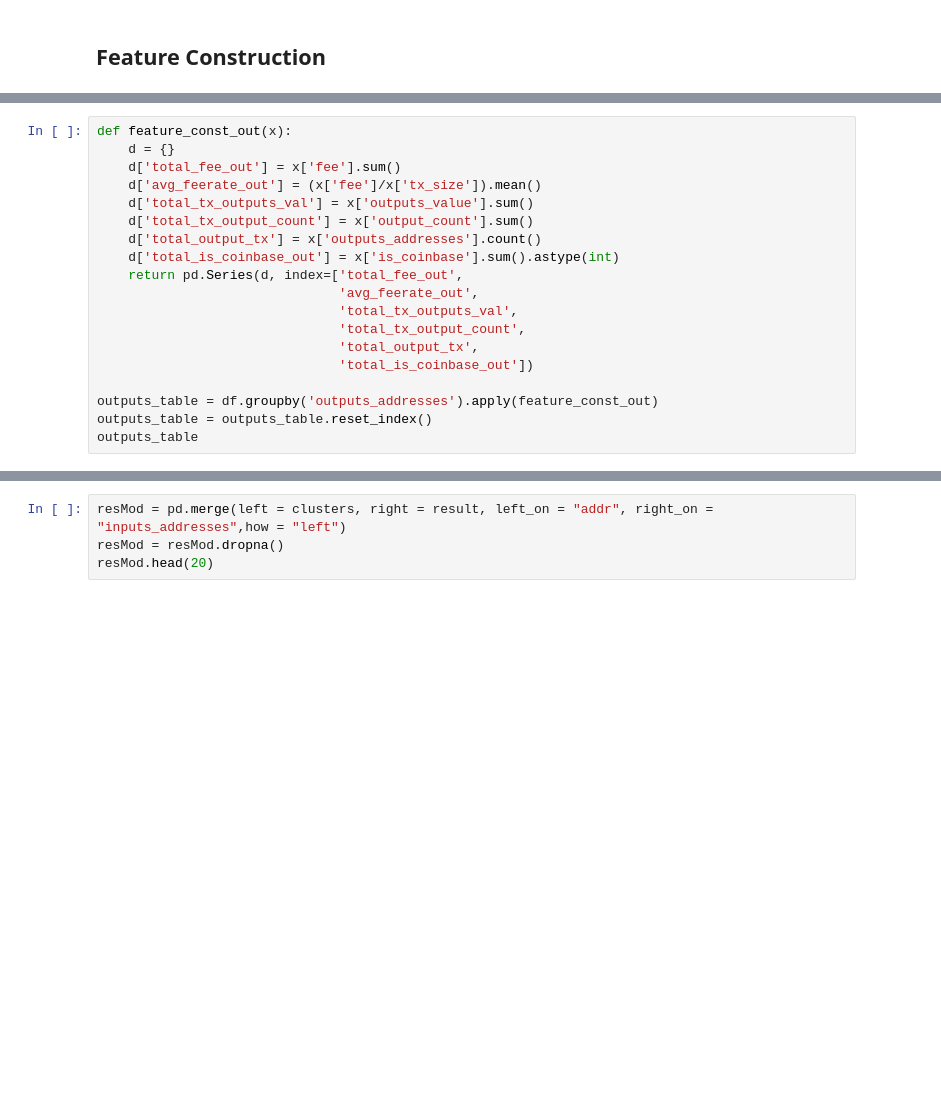
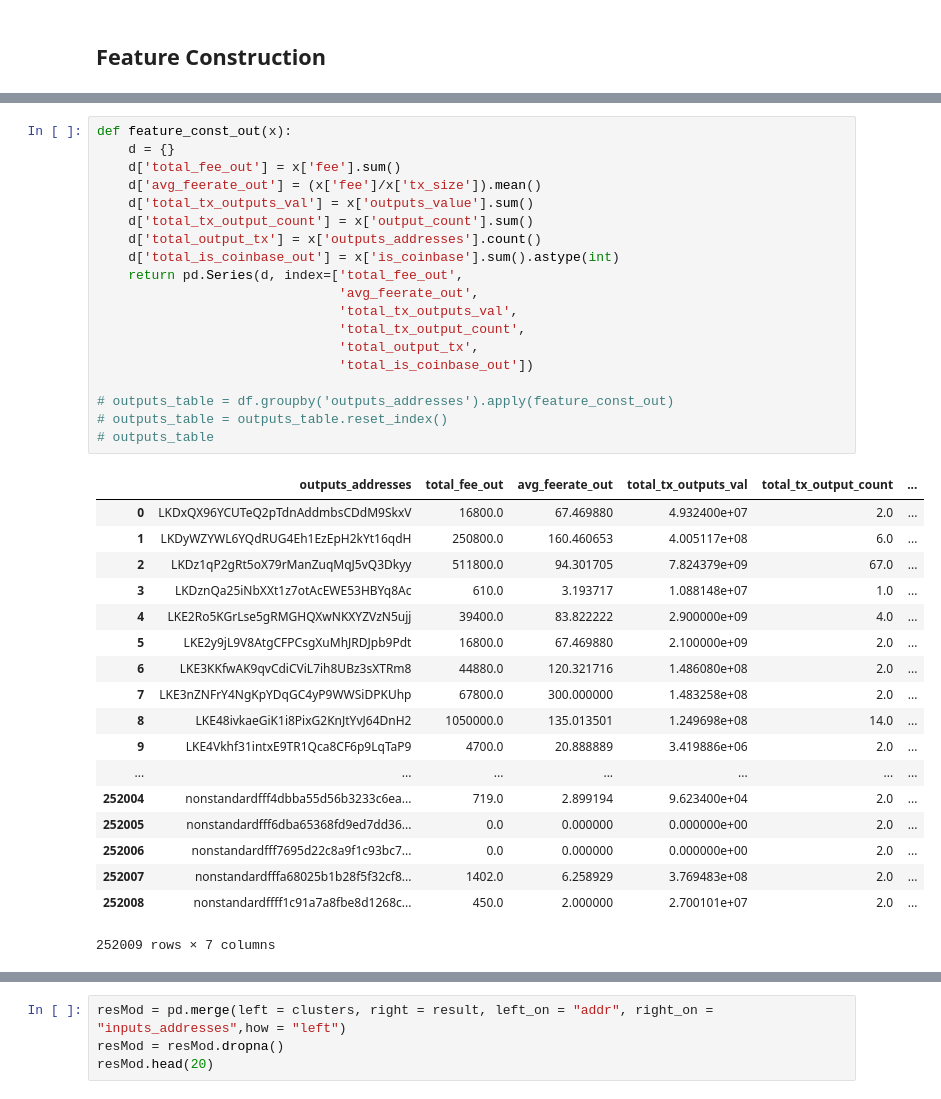
Before and after one commit to fakecoinbase/suchak1slashltc_addr_clf, a Jupyter notebook: litecoin.ipynb, the cells around one changed output, grey strips where cells are left out. Cells and saved outputs as stored; diff of their text form; blank space fills up the shorter version.

```diff
--- a/litecoin.ipynb
+++ b/litecoin.ipynb
@@ -251,20 +268,39 @@ inputs_table
 # %%
 def feature_const_out(x):
     d = {}
     d['total_fee_out'] = x['fee'].sum()
     d['avg_feerate_out'] = (x['fee']/x['tx_size']).mean()
     d['total_tx_outputs_val'] = x['outputs_value'].sum()
     d['total_tx_output_count'] = x['output_count'].sum()
     d['total_output_tx'] = x['outputs_addresses'].count()
     d['total_is_coinbase_out'] = x['is_coinbase'].sum().astype(int)
     return pd.Series(d, index=['total_fee_out',
                                'avg_feerate_out',
                                'total_tx_outputs_val',
                                'total_tx_output_count',
                                'total_output_tx',
                                'total_is_coinbase_out'])
 
-outputs_table = df.groupby('outputs_addresses').apply(feature_const_out)
-outputs_table = outputs_table.reset_index()
-outputs_table
+# outputs_table = df.groupby('outputs_addresses').apply(feature_const_out)
+# outputs_table = outputs_table.reset_index()
+# outputs_table
+# %% [output]
+|  | outputs_addresses | total_fee_out | avg_feerate_out | total_tx_outputs_val | total_tx_output_count | ... |
+| 0 | LKDxQX96YCUTeQ2pTdnAddmbsCDdM9SkxV | 16800.0 | 67.469880 | 4.932400e+07 | 2.0 | ... |
+| 1 | LKDyWZYWL6YQdRUG4Eh1EzEpH2kYt16qdH | 250800.0 | 160.460653 | 4.005117e+08 | 6.0 | ... |
+| 2 | LKDz1qP2gRt5oX79rManZuqMqJ5vQ3Dkyy | 511800.0 | 94.301705 | 7.824379e+09 | 67.0 | ... |
+| 3 | LKDznQa25iNbXXt1z7otAcEWE53HBYq8Ac | 610.0 | 3.193717 | 1.088148e+07 | 1.0 | ... |
+| 4 | LKE2Ro5KGrLse5gRMGHQXwNKXYZVzN5ujj | 39400.0 | 83.822222 | 2.900000e+09 | 4.0 | ... |
+| 5 | LKE2y9jL9V8AtgCFPCsgXuMhJRDJpb9Pdt | 16800.0 | 67.469880 | 2.100000e+09 | 2.0 | ... |
+| 6 | LKE3KKfwAK9qvCdiCViL7ih8UBz3sXTRm8 | 44880.0 | 120.321716 | 1.486080e+08 | 2.0 | ... |
+| 7 | LKE3nZNFrY4NgKpYDqGC4yP9WWSiDPKUhp | 67800.0 | 300.000000 | 1.483258e+08 | 2.0 | ... |
+| 8 | LKE48ivkaeGiK1i8PixG2KnJtYvJ64DnH2 | 1050000.0 | 135.013501 | 1.249698e+08 | 14.0 | ... |
+| 9 | LKE4Vkhf31intxE9TR1Qca8CF6p9LqTaP9 | 4700.0 | 20.888889 | 3.419886e+06 | 2.0 | ... |
+| ... | ... | ... | ... | ... | ... | ... |
+| 252004 | nonstandardfff4dbba55d56b3233c6ea... | 719.0 | 2.899194 | 9.623400e+04 | 2.0 | ... |
+| 252005 | nonstandardfff6dba65368fd9ed7dd36... | 0.0 | 0.000000 | 0.000000e+00 | 2.0 | ... |
+| 252006 | nonstandardfff7695d22c8a9f1c93bc7... | 0.0 | 0.000000 | 0.000000e+00 | 2.0 | ... |
+| 252007 | nonstandardfffa68025b1b28f5f32cf8... | 1402.0 | 6.258929 | 3.769483e+08 | 2.0 | ... |
+| 252008 | nonstandardffff1c91a7a8fbe8d1268c... | 450.0 | 2.000000 | 2.700101e+07 | 2.0 | ... |
+252009 rows × 7 columns
 # %%
```
Also changed, not shown: parts of 8 cells of this notebook, 1 other file.
